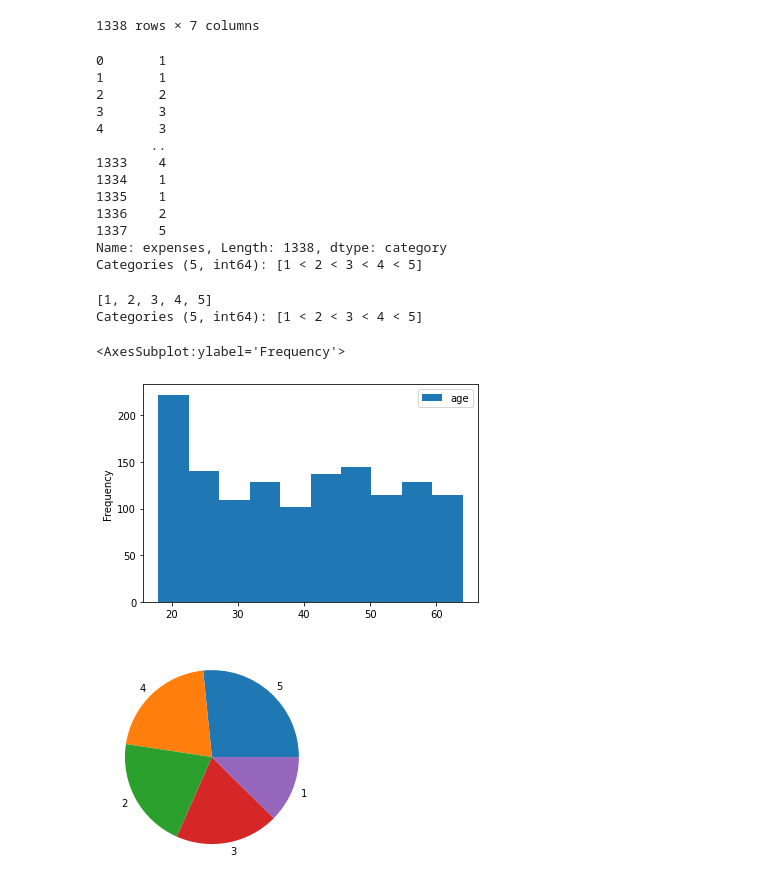
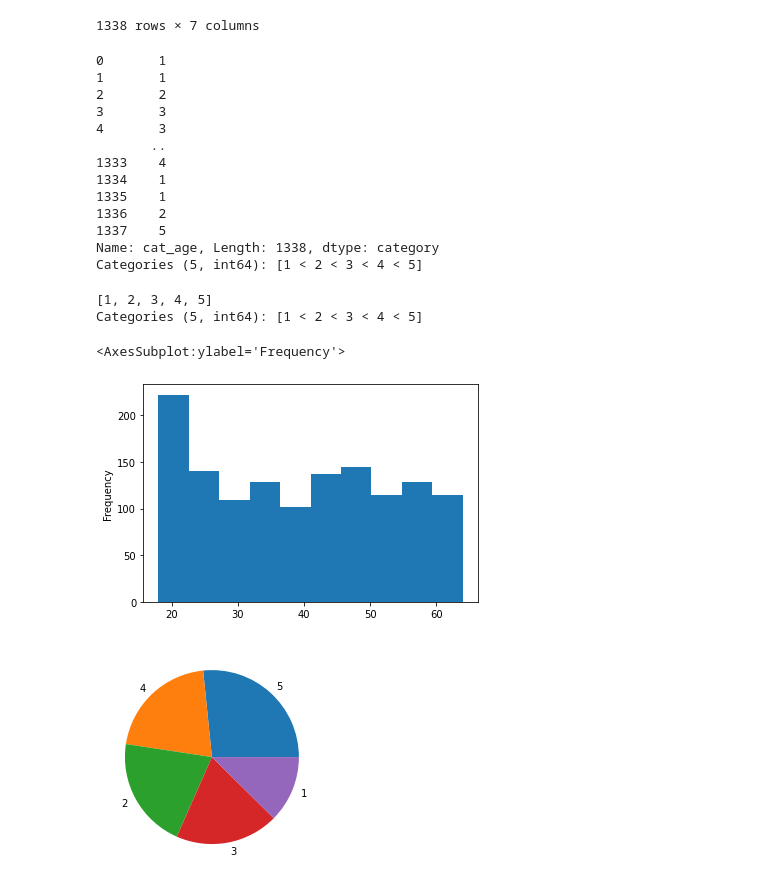
Before and after one commit to harshsanghvi41/Insurance-Premium-Prediction, a Jupyter notebook: notebook/EDA.ipynb, the cells around one changed output. Cells and saved outputs as stored; diff of their text form; code cells hidden in the pictures.

```diff
--- a/notebook/EDA.ipynb
+++ b/notebook/EDA.ipynb
@@ -4,7 +4,7 @@ import numpy as np
 import matplotlib.pyplot as plt
 import seaborn as sns
 # %%
-df = pd.read_csv(r"C:\Users\harsh\Insurance-Premium-Prediction\premium\artifact\data_ingestion\2022-07-15-14-20-46\raw_data\insurance")
+df = pd.read_csv(r"C:\Users\harsh\Insurance-Premium-Prediction\premium\artifact\data_ingestion\2022-07-15-15-22-05\raw_data\insurance")
 df
 # %% [output]
 |  | age | sex | bmi | children | smoker | region | expenses |
@@ -21,13 +21,13 @@ df
 | 1337 | 61 | female | 29.1 | 0 | yes | northwest | 29141.36 |
 1338 rows × 7 columns
 # %%
-df["expenses"] = pd.cut(
+df["cat_age"] = pd.cut(
                 df["age"],
                 bins=[0.0, 20.0, 30.0, 40.0, 50.0, np.inf],
                 labels=[1,2,3,4,5]
             )
 # %%
-df["expenses"]
+df["cat_age"]
 # %% [output]
 0       1
 1       1
@@ -40,6 +40,6 @@ df["expenses"]
 1335    1
 1336    2
 1337    5
-Name: expenses, Length: 1338, dtype: category
+Name: cat_age, Length: 1338, dtype: category
 Categories (5, int64): [1 < 2 < 3 < 4 < 5]
 # %%
@@ -48,8 +48,8 @@ df["expenses"].unique()
 [1, 2, 3, 4, 5]
 Categories (5, int64): [1 < 2 < 3 < 4 < 5]
 # %%
-df[["age"]].plot(kind="hist")
+df["age"].plot(kind="hist")
 # %% [output]
 <AxesSubplot:ylabel='Frequency'>
-[figure, old version]
+[figure, new version]
 # %%
```
Also changed, not shown: parts of 10 cells of this notebook, 12 other files.
